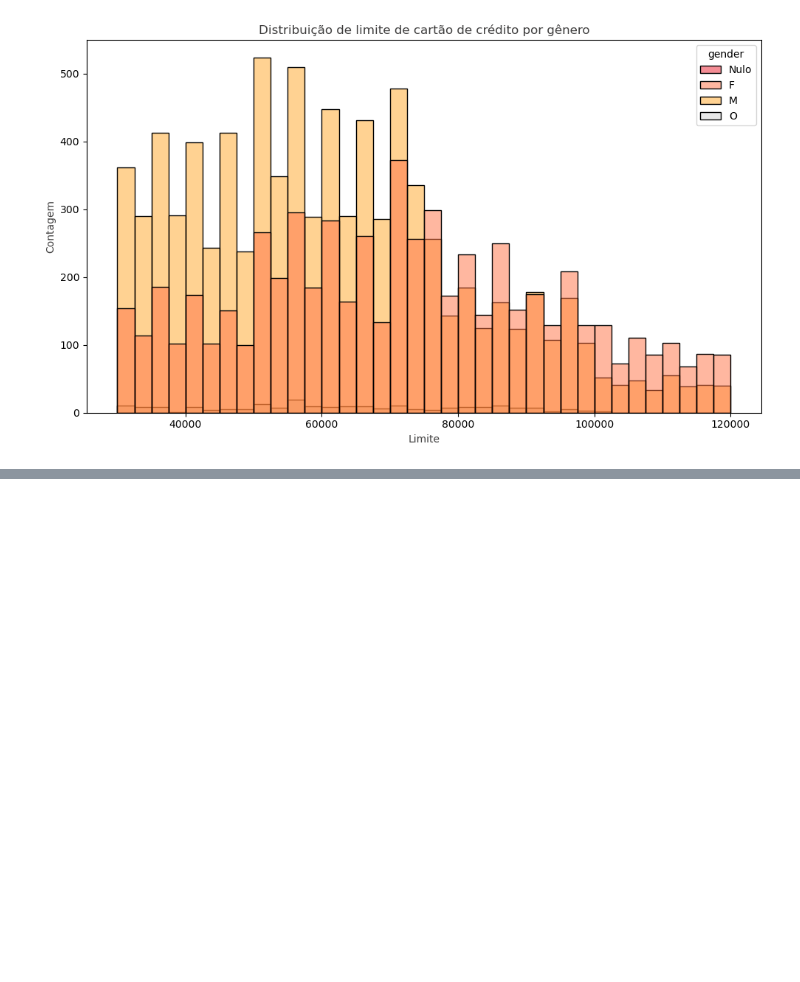
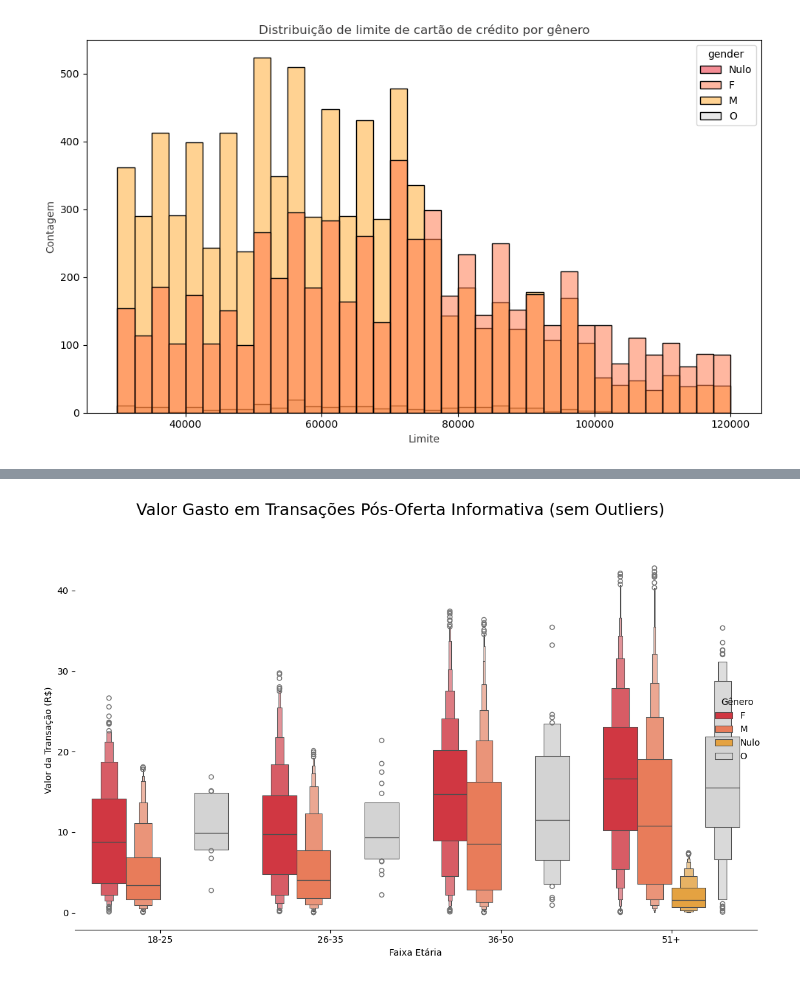
Before and after one commit to FelipeMarcelino/ifood-case, a Jupyter notebook: notebooks/data_processing.ipynb, the cells around one changed output, grey strips where cells are left out. Drawn from its saved outputs; the diff is of its cells as text; code cells hidden in the pictures; blank space fills up the shorter version.

```diff
--- a/notebooks/data_processing.ipynb
+++ b/notebooks/data_processing.ipynb
@@ -134,0 +84,4 @@ data_visualizer.plot_histogram_gender_credit_card_limit()
+# %%
+data_visualizer.plot_informational_offer_impact()
+# %% [output]
+[figure, added]
```
Also changed, not shown: parts of 19 cells of this notebook.
